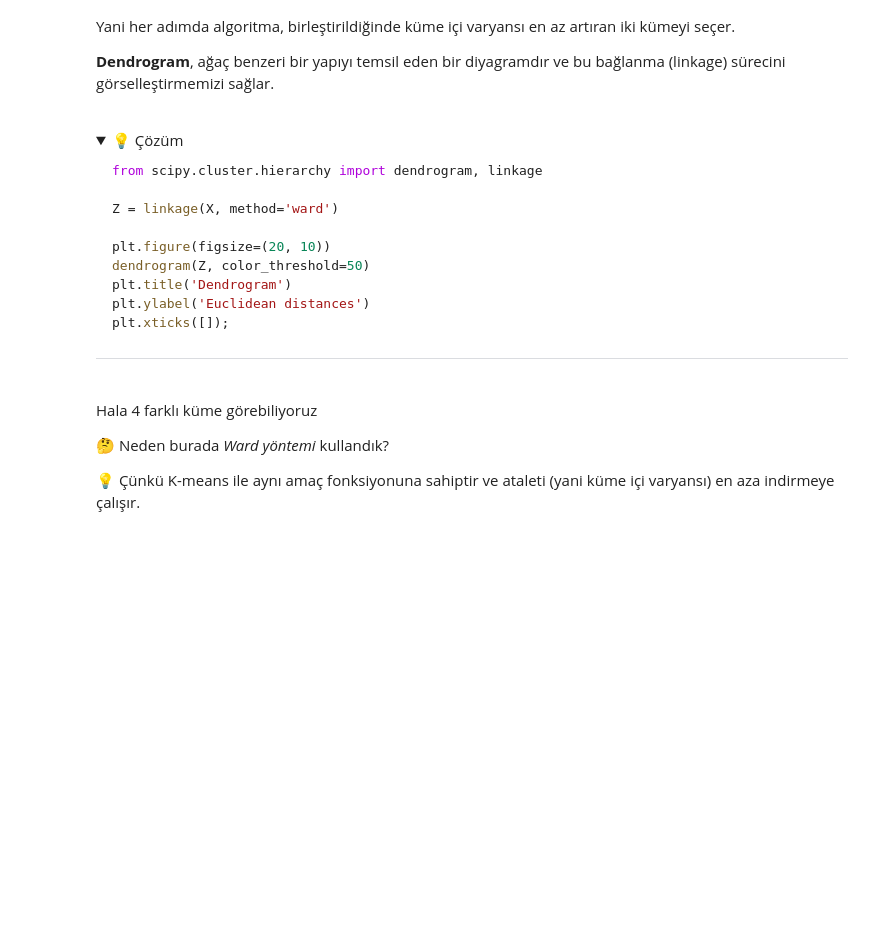
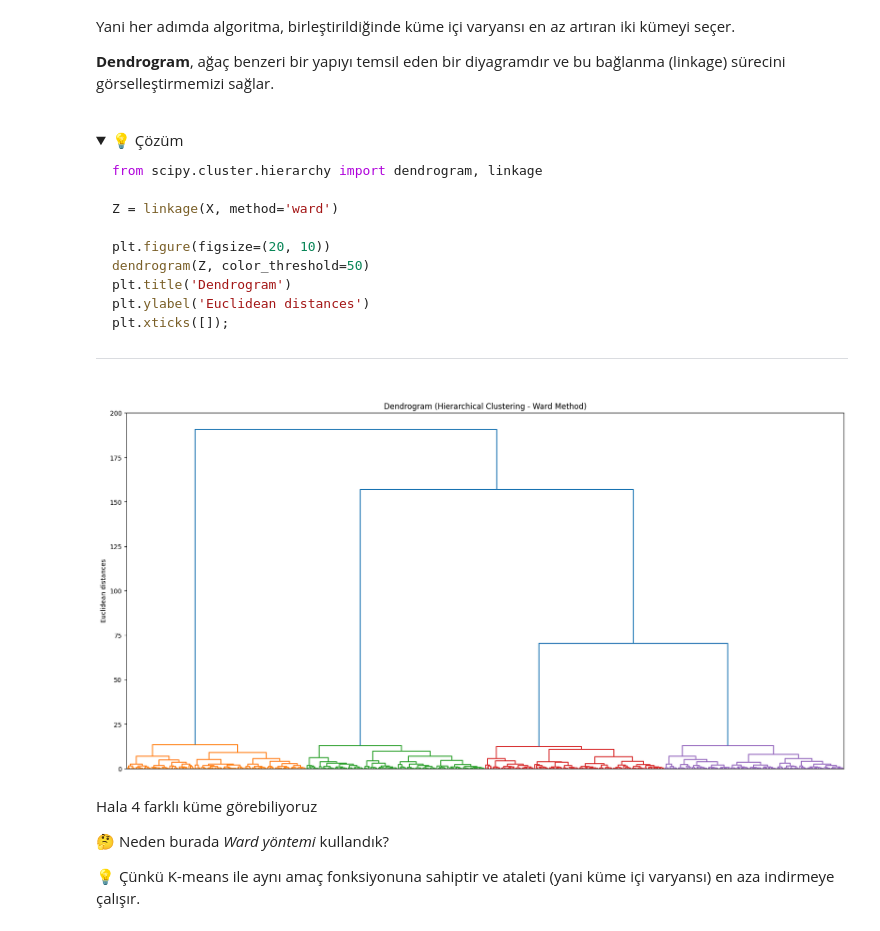
Before and after one commit to tmy-datamesa/S17D3-S-data-image-compressor, a Jupyter notebook: warmup_k_means.ipynb, the cells around one changed output. Saved outputs shown, nothing was run; the diff lists cells and outputs as text; code cells hidden in the pictures; folded sections open; blank space fills up the shorter version.

```diff
--- a/warmup_k_means.ipynb
+++ b/warmup_k_means.ipynb
@@ -249,3 +295,19 @@ pass  # SENİN KODUN BURAYA
+# %%
+from scipy.cluster.hierarchy import dendrogram, linkage
+
+# Hiyerarşik kümeleme için linkage matrisi oluşturuyoruz
+# Ward yöntemi: küme içi varyansı en az artıracak şekilde birleştirir
+Z = linkage(X, method='ward')
+
+# Dendrogram çizimi
+plt.figure(figsize=(20, 10))
+dendrogram(Z, color_threshold=50)  # 50 yaklaşık bir kesme çizgisi
+plt.title("Dendrogram (Hierarchical Clustering - Ward Method)")
+plt.ylabel("Euclidean distances")
+plt.xticks([])  # x ekseni çok kalabalık olacağı için gizliyoruz
+plt.show()
+# %% [output]
+[figure, added]
 # %% [markdown]
 Hala 4 farklı küme görebiliyoruz
 
```
Also changed, not shown: parts of 10 cells of this notebook.
